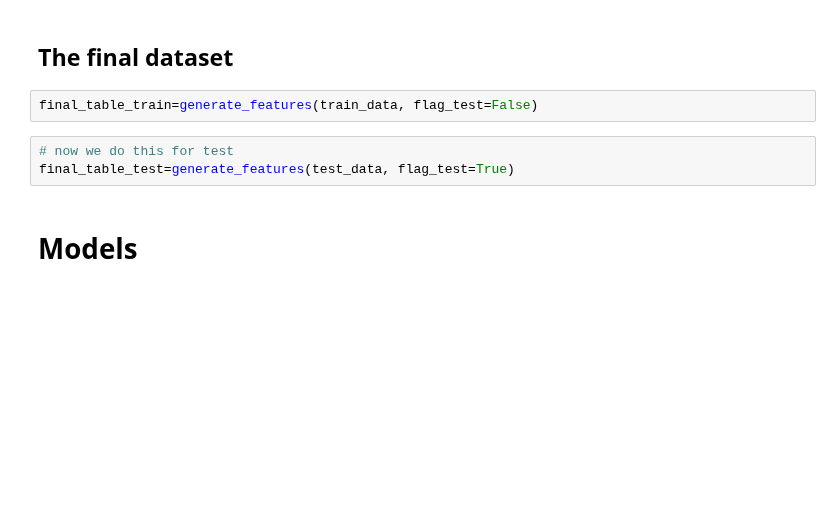
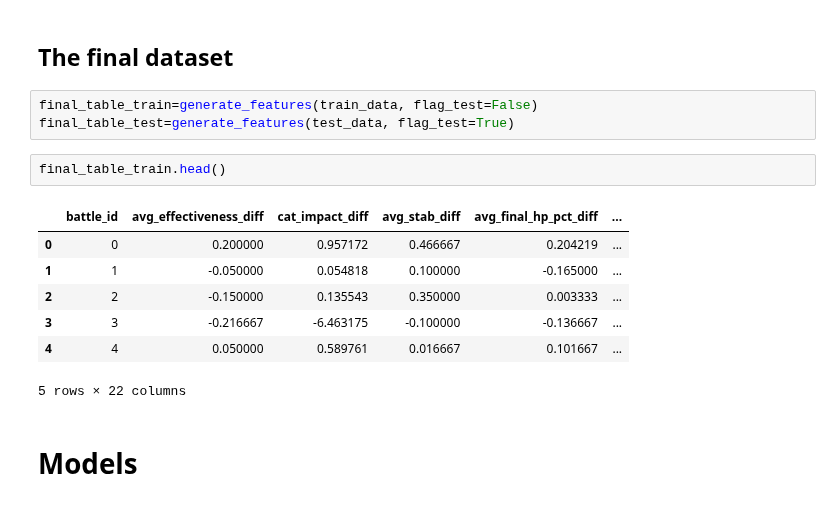
Before and after one commit to LeonardoSani/FDS_challenge, a Jupyter notebook: Notebook.ipynb, the cells around one changed output. Saved outputs shown, nothing was run; the diff lists cells and outputs as text; blank space fills up the shorter version.

```diff
--- a/Notebook.ipynb
+++ b/Notebook.ipynb
@@ -353,9 +353,17 @@ status_turn_diff(train_data,difference=True)
 ## The final dataset
 # %%
 final_table_train=generate_features(train_data, flag_test=False)
+final_table_test=generate_features(test_data, flag_test=True)
 # %%
-# now we do this for test
-final_table_test=generate_features(test_data, flag_test=True)
+final_table_train.head()
+# %% [output]
+|  | battle_id | avg_effectiveness_diff | cat_impact_diff | avg_stab_diff | avg_final_hp_pct_diff | ... |
+| 0 | 0 | 0.200000 | 0.957172 | 0.466667 | 0.204219 | ... |
+| 1 | 1 | -0.050000 | 0.054818 | 0.100000 | -0.165000 | ... |
+| 2 | 2 | -0.150000 | 0.135543 | 0.350000 | 0.003333 | ... |
+| 3 | 3 | -0.216667 | -6.463175 | -0.100000 | -0.136667 | ... |
+| 4 | 4 | 0.050000 | 0.589761 | 0.016667 | 0.101667 | ... |
+5 rows × 22 columns
 # %% [markdown]
 # Models
 # %%
```
Also changed, not shown: parts of 8 cells of this notebook, 4 other files.
